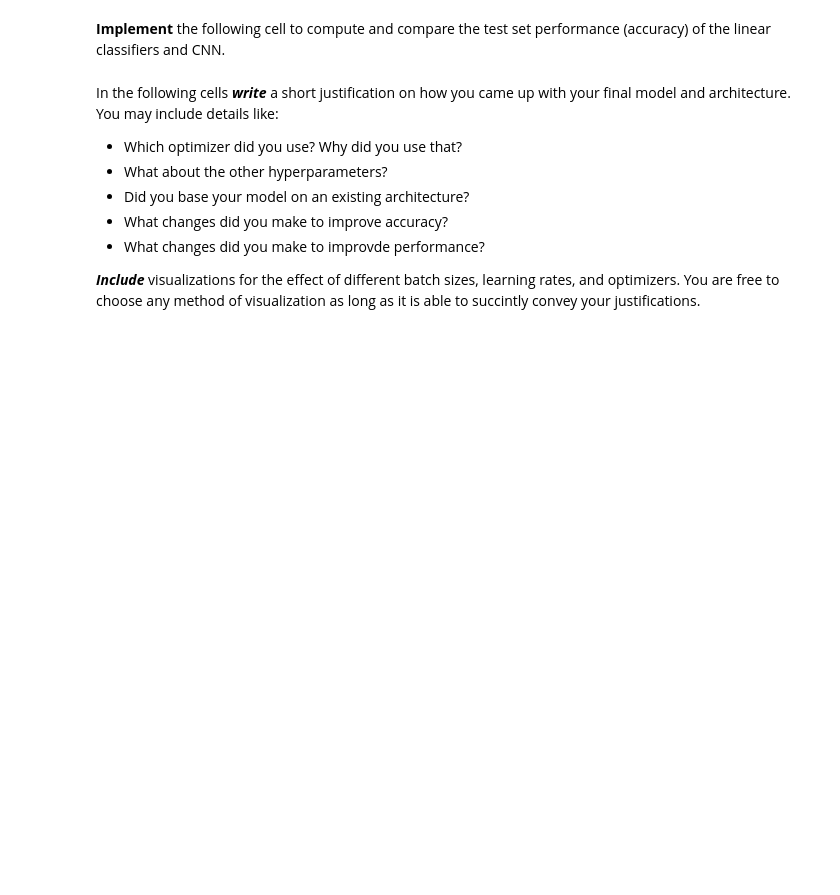
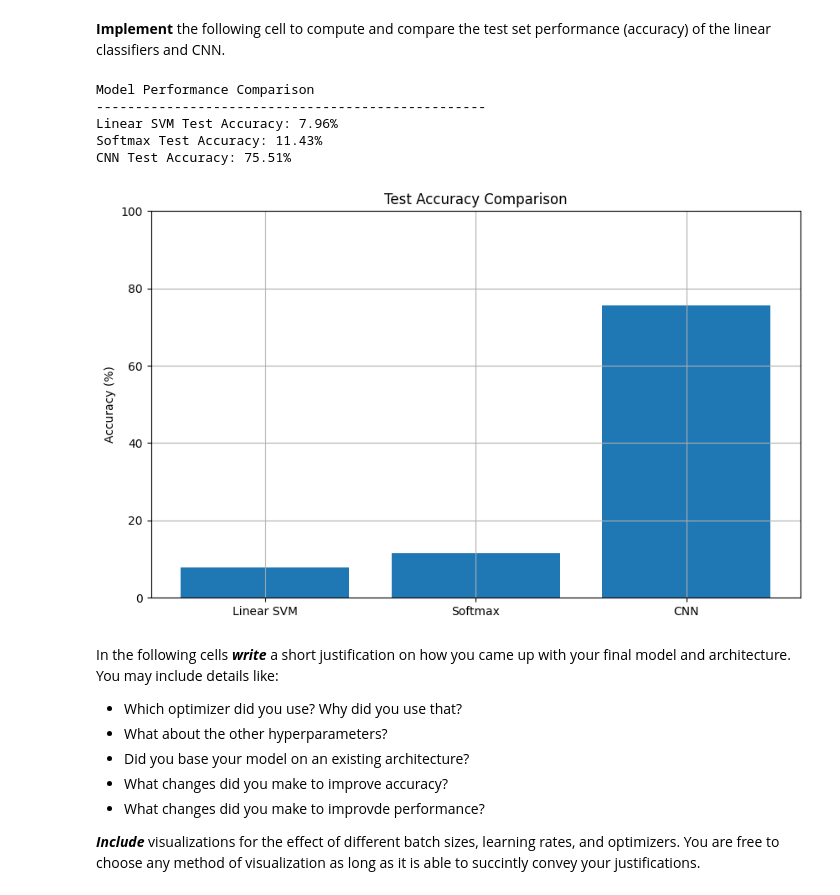
Before and after one commit to amantha6/Chess_Game, a Jupyter notebook: cs480e_2024,3f_assignment3.ipynb, the cells around one changed output. Drawn from its saved outputs; the diff is of its cells as text; code cells hidden in the pictures; blank space fills up the shorter version.

```diff
--- a/cs480e_2024,3f_assignment3.ipynb
+++ b/cs480e_2024,3f_assignment3.ipynb
@@ -927,5 +1148,85 @@ Your objective is to find the best architecture that minimizes the error but usi
 # %% [markdown]
 **Implement** the following cell to compute and compare the test set performance (accuracy) of the linear classifiers and CNN.
+# %%
+# Import necessary libraries
+import torch
+import torch.nn as nn
+from torch.utils.data import DataLoader
+import matplotlib.pyplot as plt
+
+# Initialize the models first
+# Linear SVM
+linear_svm = LinearSVM(num_classes=10).to(device)
+# Load the trained state if you saved it
+# linear_svm.load_state_dict(torch.load('linear_svm_model.pth'))
+
+# Softmax Classifier
+softmax_classifier = SoftmaxClassifier(num_classes=10).to(device)
+# Load the trained state if you saved it
+# softmax_classifier.load_state_dict(torch.load('softmax_model.pth'))
+
+# CNN (already defined as 'model')
+# Make sure it's loaded with trained weights
+
+# Create test loader
+test_loader = DataLoader(mnist_test, batch_size=64, shuffle=False,
+                        num_workers=0, collate_fn=my_collate)
+
+def evaluate_model(model, test_loader, criterion, device):
+    model.eval()
+    correct = 0
+    total = 0
+    test_loss = 0.0
+
+    with torch.no_grad():
+        for data, targets in test_loader:
+            data, targets = data.to(device), targets.to(device)
+            outputs = model(data)
+            loss = criterion(outputs, targets)
+
+            test_loss += loss.item()
+            _, predicted = torch.max(outputs.data, 1)
+            total += targets.size(0)
+            correct += (predicted == targets).sum().item()
+
+    accuracy = 100 * correct / total
+    avg_loss = test_loss / len(test_loader)
+    return accuracy, avg_loss
+
+# Evaluate models
+print("Model Performance Comparison")
+print("-" * 50)
+
+# Linear SVM
+svm_accuracy, svm_loss = evaluate_model(linear_svm, test_loader, criterion, device)
+print(f"Linear SVM Test Accuracy: {svm_accuracy:.2f}%")
+
+# Softmax
+softmax_accuracy, softmax_loss = evaluate_model(softmax_classifier, test_loader, criterion, device)
+print(f"Softmax Test Accuracy: {softmax_accuracy:.2f}%")
+
+# CNN
+cnn_accuracy, cnn_loss = evaluate_model(model, test_loader, criterion, device)
+print(f"CNN Test Accuracy: {cnn_accuracy:.2f}%")
+
+# Plot comparison
+plt.figure(figsize=(10, 6))
+models = ['Linear SVM', 'Softmax', 'CNN']
+accuracies = [svm_accuracy, softmax_accuracy, cnn_accuracy]
+
+plt.bar(models, accuracies)
+plt.title('Test Accuracy Comparison')
+plt.ylabel('Accuracy (%)')
+plt.ylim(0, 100)
+plt.grid(True)
+plt.show()
+# %% [output]
+Model Performance Comparison
+--------------------------------------------------
+Linear SVM Test Accuracy: 7.96%
+Softmax Test Accuracy: 11.43%
+CNN Test Accuracy: 75.51%
+[figure, added]
 # %% [markdown]
 In the following cells ***write*** a short justification on how you came up with your final model and architecture. You may include details like:
 
```
Also changed, not shown: parts of 6 cells of this notebook.
